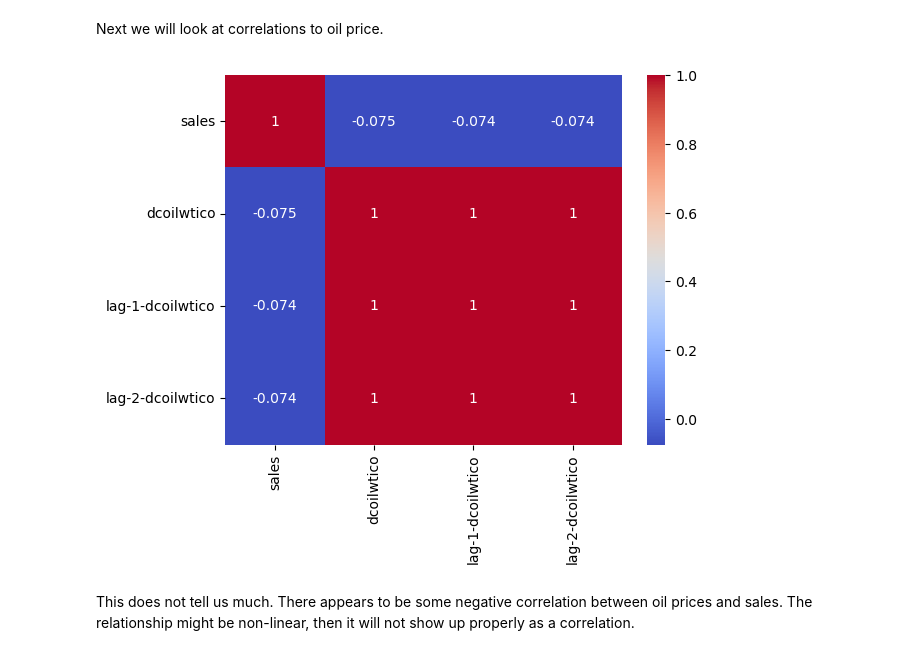
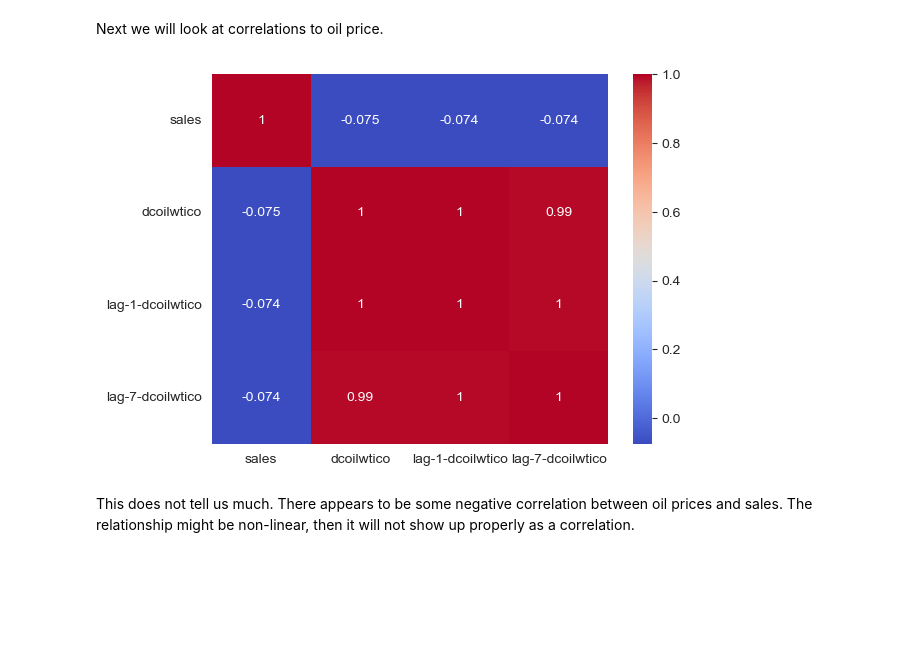
Before and after one commit to RalfGrossfeldt/Store-Sales-Prediction, a Jupyter notebook: notebook.ipynb, the cells around one changed output. Cells and saved outputs as stored; diff of their text form; code cells hidden in the pictures; blank space fills up the shorter version.

```diff
--- a/notebook.ipynb
+++ b/notebook.ipynb
@@ -471,12 +471,12 @@ Next we will look at correlations to oil price.
 # %%
 import seaborn as sns
 import matplotlib.pyplot as plt
 
-sns.heatmap(eda_train[["sales", "dcoilwtico", "lag-1-dcoilwtico", "lag-2-dcoilwtico"]].corr(),
+sns.heatmap(eda_train[["sales", "dcoilwtico", "lag-1-dcoilwtico", "lag-7-dcoilwtico"]].corr(),
             annot=True, cmap="coolwarm")
 plt.show()
 # %% [output]
-[figure, old version]
+[figure, new version]
 # %% [markdown]
 This does not tell us much. There appears to be some negative correlation between oil prices and sales. The relationship might be non-linear, then it will not show up properly as a correlation.
 # %%
```
Also changed, not shown: parts of 15 cells of this notebook, 2 other files.
